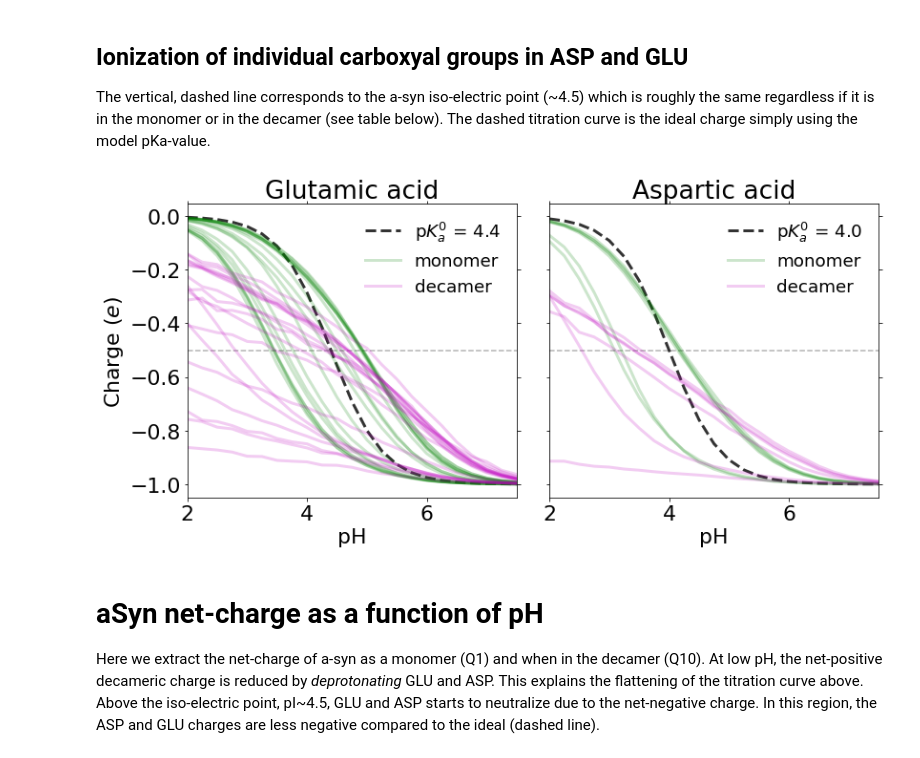
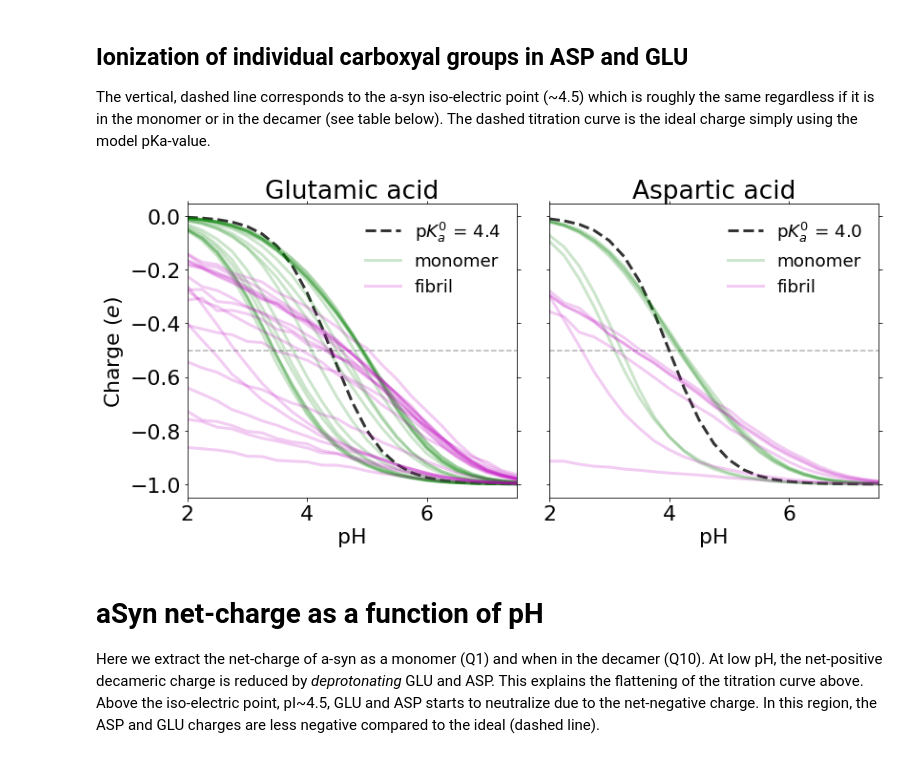
Before and after one commit to mlund/SI-asynuclein-protonation, a Jupyter notebook: wildtype-0mM/plot.ipynb, the cells around one changed output. Saved outputs shown, nothing was run; the diff lists cells and outputs as text; code cells hidden in the pictures.

```diff
--- a/wildtype-0mM/plot.ipynb
+++ b/wildtype-0mM/plot.ipynb
@@ -210,35 +210,35 @@ def plotResidue(ax, pKa, regex):
     label = 'monomer'
     for i in monomer.iteritems():
         ax.plot(i[1], 'g-', alpha=alpha, label=label, lw=3)
         label=''
-    label = 'decamer'
+    label = 'fibril'
     for i in decamer.iteritems():
         ax.plot(i[1], 'm-', alpha=alpha, label=label, lw=3)
         label=''
     ax.legend(loc=0, frameon=False, handlelength=2, fontsize='small')
     ax.tick_params(top=True, right=True)
 
 plt.rcParams.update({'font.size': 22, 'figure.figsize': [12, 6]})
 fig, ax = plt.subplots(1,2, sharex=True, sharey=True)
 ax[0].set_xlabel('pH')
 ax[1].set_xlabel('pH')
 ax[0].set_ylabel('Charge ($e$)')
 ax[0].set_xlim(2, 7.5)
 #ax[0].set_ylim(-1.02,0.02)
 
 ax[0].set_title('Glutamic acid')
 #ax[0].axvline(x=4.5, color='k', linestyle='--', alpha=0.3)
 
 
 ax[1].set_title('Aspartic acid')
 plotResidue(ax[0], 4.4, 'E') # glumatic acid
 plotResidue(ax[1], 4.0, 'D') # aspartic acid
 
 fig.tight_layout()
 #plt.subplots_adjust(wspace=0.04)
 plt.savefig('pka-plot.png', dpi=300, bbox_inches='tight', transparent=True)
 # %% [output]
-[figure, old version]
+[figure, new version]
 # %% [markdown]
 # aSyn net-charge as a function of pH
 
```
Also changed, not shown: parts of 2 cells of this notebook, 4 other files.
